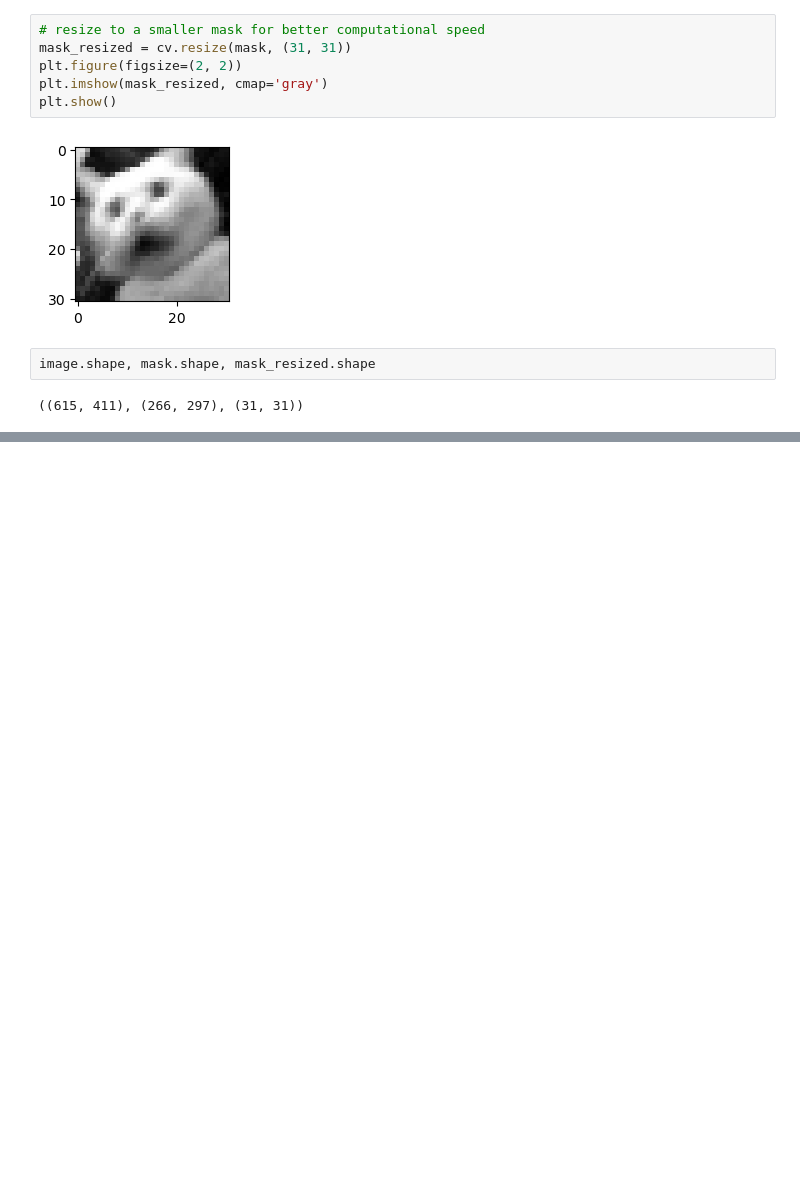
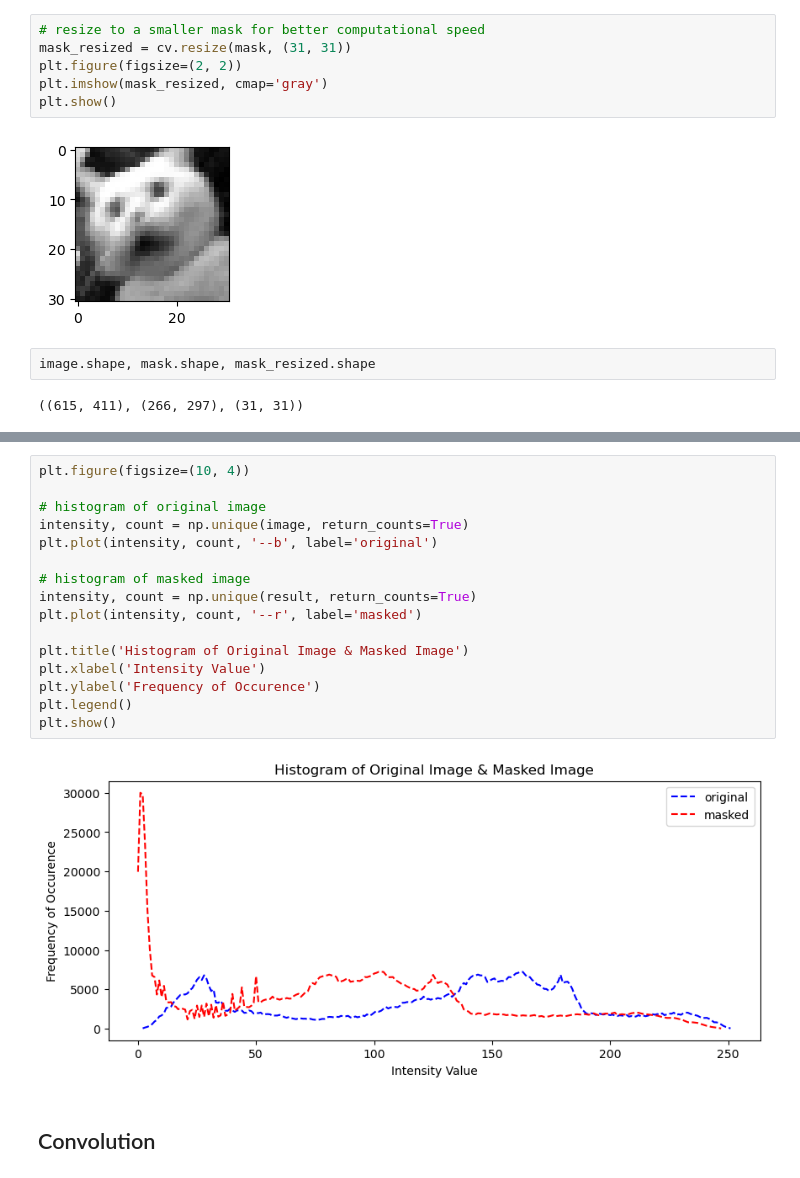
Before and after one commit to raviearjun/Belajar-ML-AI, a Jupyter notebook: DIP/filtering-based-enhancement.ipynb, the cells around one changed output, grey strips where cells are left out. Cells and saved outputs as stored; diff of their text form; blank space fills up the shorter version.

```diff
--- a/DIP/filtering-based-enhancement.ipynb
+++ b/DIP/filtering-based-enhancement.ipynb
@@ -75,0 +112,20 @@ ValueError: operands could not be broadcast together with shapes (31,31) (266,29
+# %%
+plt.figure(figsize=(10, 4))
+
+# histogram of original image
+intensity, count = np.unique(image, return_counts=True)
+plt.plot(intensity, count, '--b', label='original')
+
+# histogram of masked image
+intensity, count = np.unique(result, return_counts=True)
+plt.plot(intensity, count, '--r', label='masked')
+
+plt.title('Histogram of Original Image & Masked Image')
+plt.xlabel('Intensity Value')
+plt.ylabel('Frequency of Occurence')
+plt.legend()
+plt.show()
+# %% [output]
+[figure, added]
+# %% [markdown]
+## Convolution
```
Also changed, not shown: parts of 11 cells of this notebook, 6 other files.
